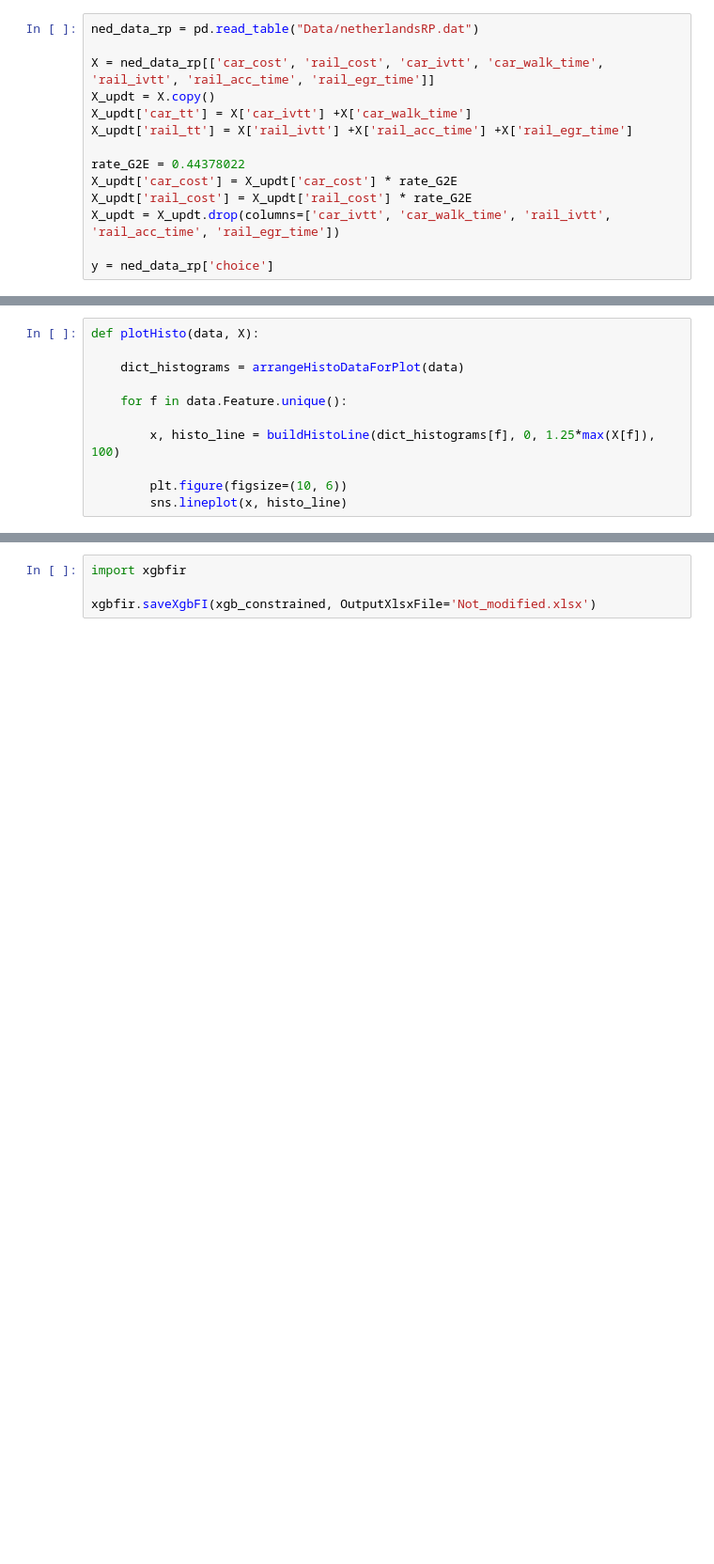
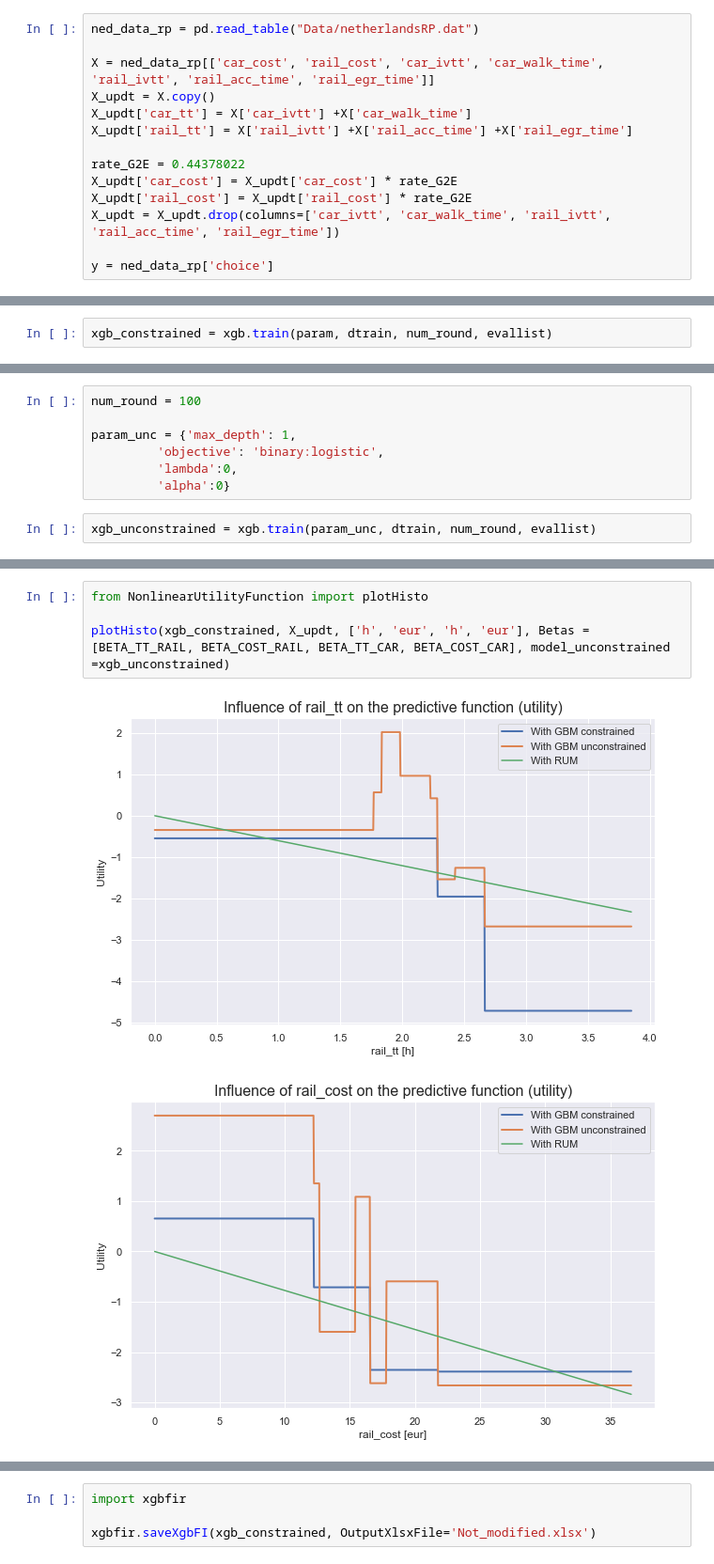
Before and after one commit to NicoSlvd/GBM-feature-extraction, a Jupyter notebook: Binary problem/Netherlands with benchmark.ipynb, the cells around one changed output, grey strips where cells are left out. Shown: that part at 94% size. Cells and saved outputs as stored; diff of their text form; blank space fills up the shorter version.

Commit message:
Netherland finals, trained on xgboost, with nonlinear graphs generalised

```diff
--- a/Binary problem/Netherlands with benchmark.ipynb
+++ b/Binary problem/Netherlands with benchmark.ipynb
@@ -91,0 +69,2 @@ XGBClassifier(base_score=None, booster=None, callbacks=None,
+# %%
+xgb_constrained = xgb.train(param, dtrain, num_round, evallist)
@@ -158,11 +115,0 @@ def buildHistoLine(split_value_histo, x_min, x_max, num_points):
-# %%
-def plotHisto(data, X):
-
-    dict_histograms = arrangeHistoDataForPlot(data)
-
-    for f in data.Feature.unique():
-
-        x, histo_line = buildHistoLine(dict_histograms[f], 0, 1.25*max(X[f]), 100)
-
-        plt.figure(figsize=(10, 6))
-        sns.lineplot(x, histo_line)
@@ -175,0 +118,9 @@ plotHisto(histoData_df, X_updt)
+# %%
+num_round = 100
+
+param_unc = {'max_depth': 1,
+         'objective': 'binary:logistic',
+         'lambda':0,
+         'alpha':0}
+# %%
+xgb_unconstrained = xgb.train(param_unc, dtrain, num_round, evallist)
@@ -175,0 +153,7 @@ plotHisto(histoData_df, X_updt)
+# %%
+from NonlinearUtilityFunction import plotHisto
+
+plotHisto(xgb_constrained, X_updt, ['h', 'eur', 'h', 'eur'], Betas = [BETA_TT_RAIL, BETA_COST_RAIL, BETA_TT_CAR, BETA_COST_CAR], model_unconstrained =xgb_unconstrained)
+# %% [output]
+[figure, added]
+[figure, added]
```
Also changed, not shown: parts of 31 cells of this notebook, 12 other files.
